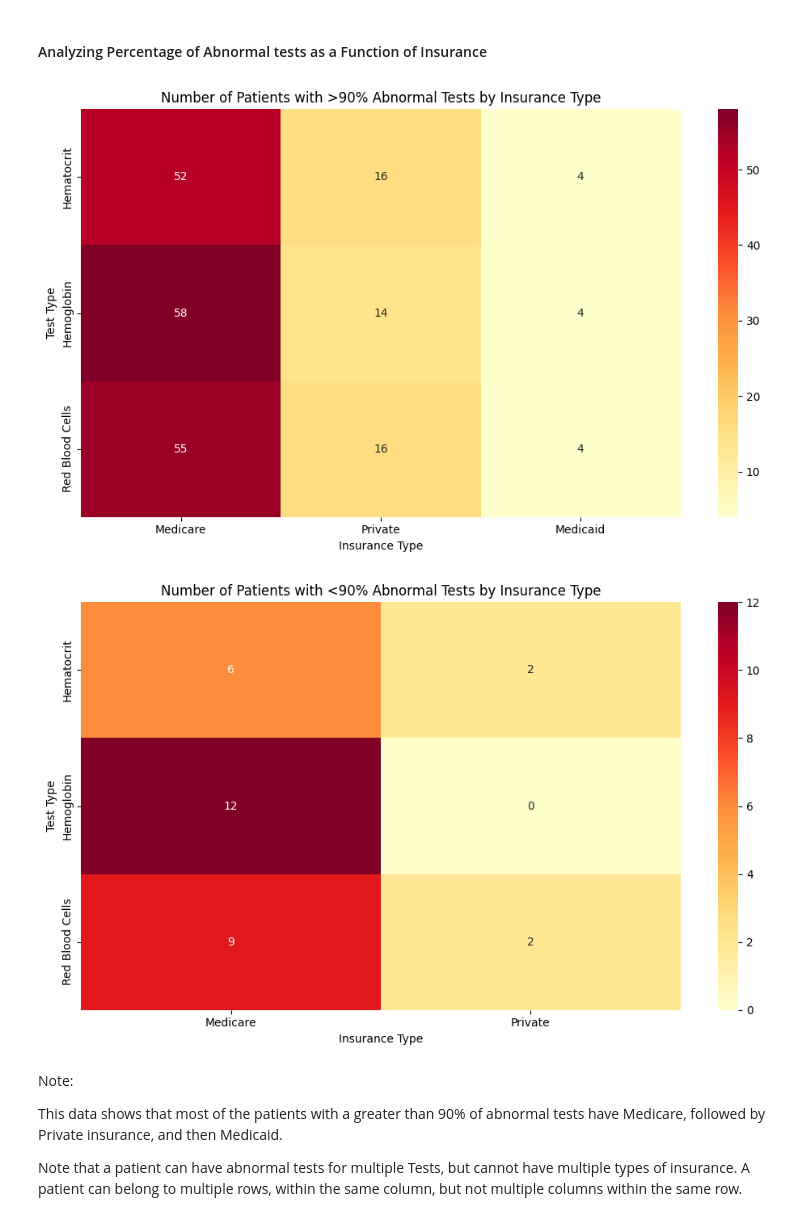
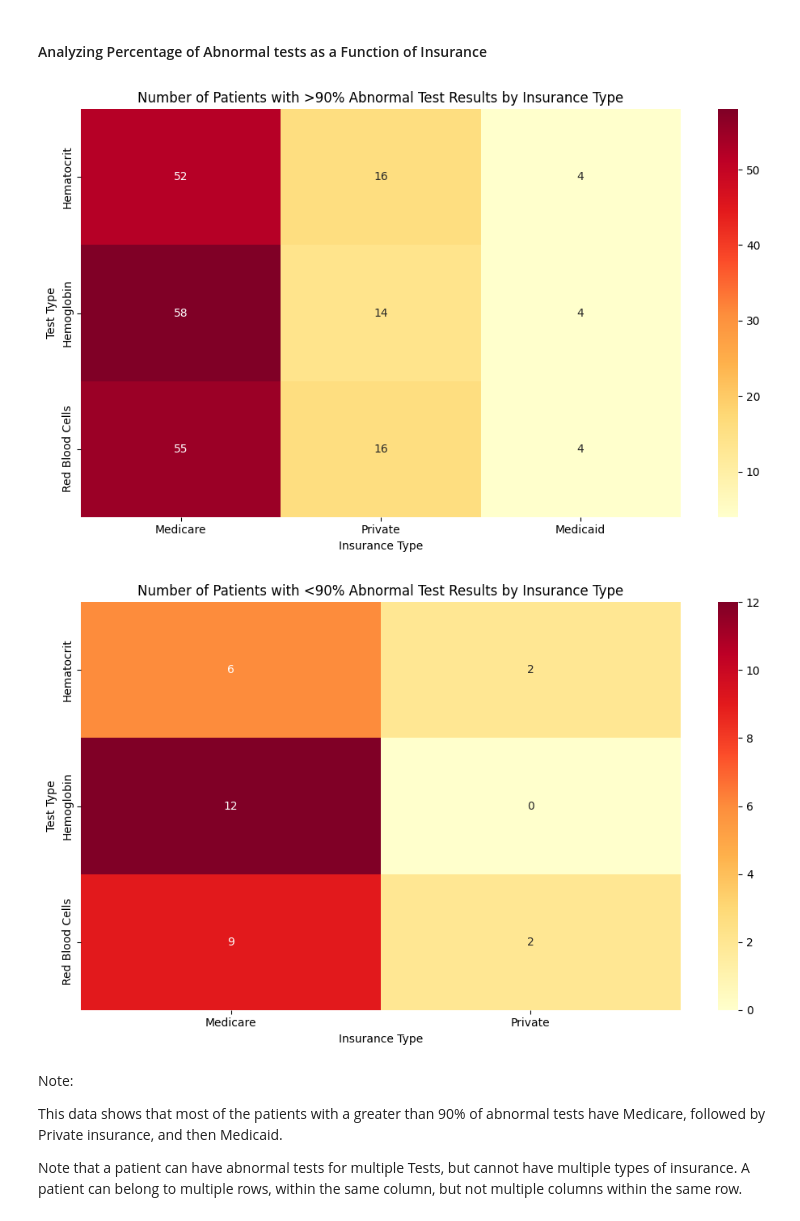
Before and after one commit to JaykumarPatel4802/ai-in-health, a Jupyter notebook: Homework/Assignment 2 - MIMIC Visualization/StoryTelling.ipynb, the cells around one changed output. Cells and saved outputs as stored; diff of their text form; code cells hidden in the pictures.

```diff
--- a/Homework/Assignment 2 - MIMIC Visualization/StoryTelling.ipynb
+++ b/Homework/Assignment 2 - MIMIC Visualization/StoryTelling.ipynb
@@ -278,35 +328,35 @@ patients_over_70 = patients[patients["age"] > 70]
 filtered_patients_over_90 = patients[
     (patients['hematocrit_abnormal_percentage'] > 90) |
     (patients['hemoglobin_abnormal_percentage'] > 90) |
     (patients['red_blood_cells_abnormal_percentage'] > 90)
 ]
 
 # Create a pivot table for the heatmap
 heatmap_data = pd.DataFrame()
 
 # Create separate rows for each test type
 for test_type, column in {
     'Hematocrit': 'hematocrit_abnormal_percentage',
     'Hemoglobin': 'hemoglobin_abnormal_percentage',
     'Red Blood Cells': 'red_blood_cells_abnormal_percentage'
 }.items():
     # Count patients by insurance type for each test
     test_counts = filtered_patients_over_90[filtered_patients_over_90[column] > 90]['insurance'].value_counts()
     heatmap_data[test_type] = test_counts
 
 # Fill NaN values with 0 since these represent no patients meeting criteria
 heatmap_data = heatmap_data.fillna(0)
 
 # Create the heatmap
 plt.figure(figsize=(10, 6))
 sns.heatmap(heatmap_data.T, annot=True, fmt='.0f', cmap='YlOrRd')
-plt.title('Number of Patients with >90% Abnormal Tests by Insurance Type')
+plt.title('Number of Patients with >90% Abnormal Test Results by Insurance Type')
 plt.xlabel('Insurance Type')
 plt.ylabel('Test Type')
 plt.tight_layout()
 plt.show()
 # %% [output]
-[figure, old version]
+[figure, new version]
 # %%
 # look at the patients with <90%. Then compare the drugs they were administered. See if there are commonalities in drugs, diagnosis, etc.
 # Filter rows where any of the specified columns have values > 90%
@@ -335,13 +385,13 @@ heatmap_data = heatmap_data.fillna(0)
 # Create the heatmap
 plt.figure(figsize=(10, 6))
 sns.heatmap(heatmap_data.T, annot=True, fmt='.0f', cmap='YlOrRd')
-plt.title('Number of Patients with <90% Abnormal Tests by Insurance Type')
+plt.title('Number of Patients with <90% Abnormal Test Results by Insurance Type')
 plt.xlabel('Insurance Type')
 plt.ylabel('Test Type')
 plt.tight_layout()
 plt.show()
 # %% [output]
-[figure, old version]
+[figure, new version]
 # %% [markdown]
 Note:
 
```
Also changed, not shown: parts of 9 cells of this notebook.
